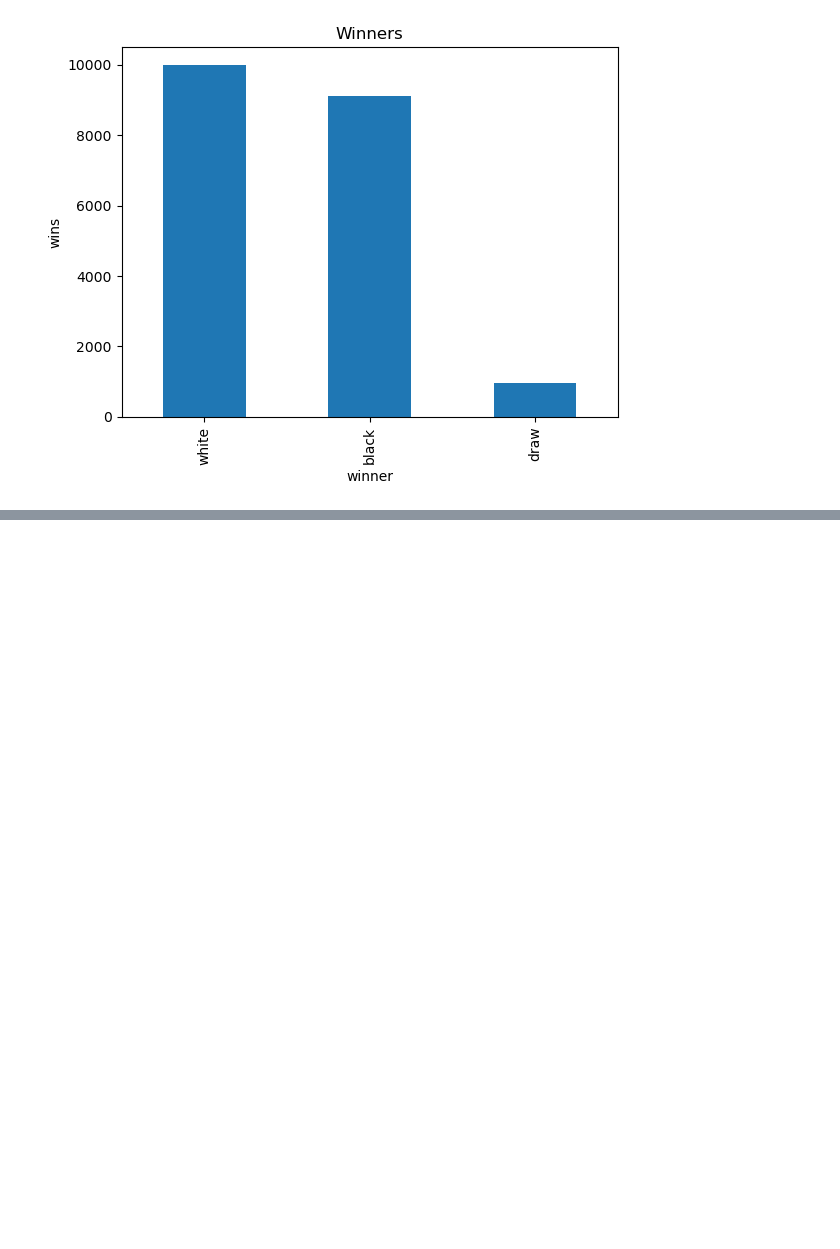
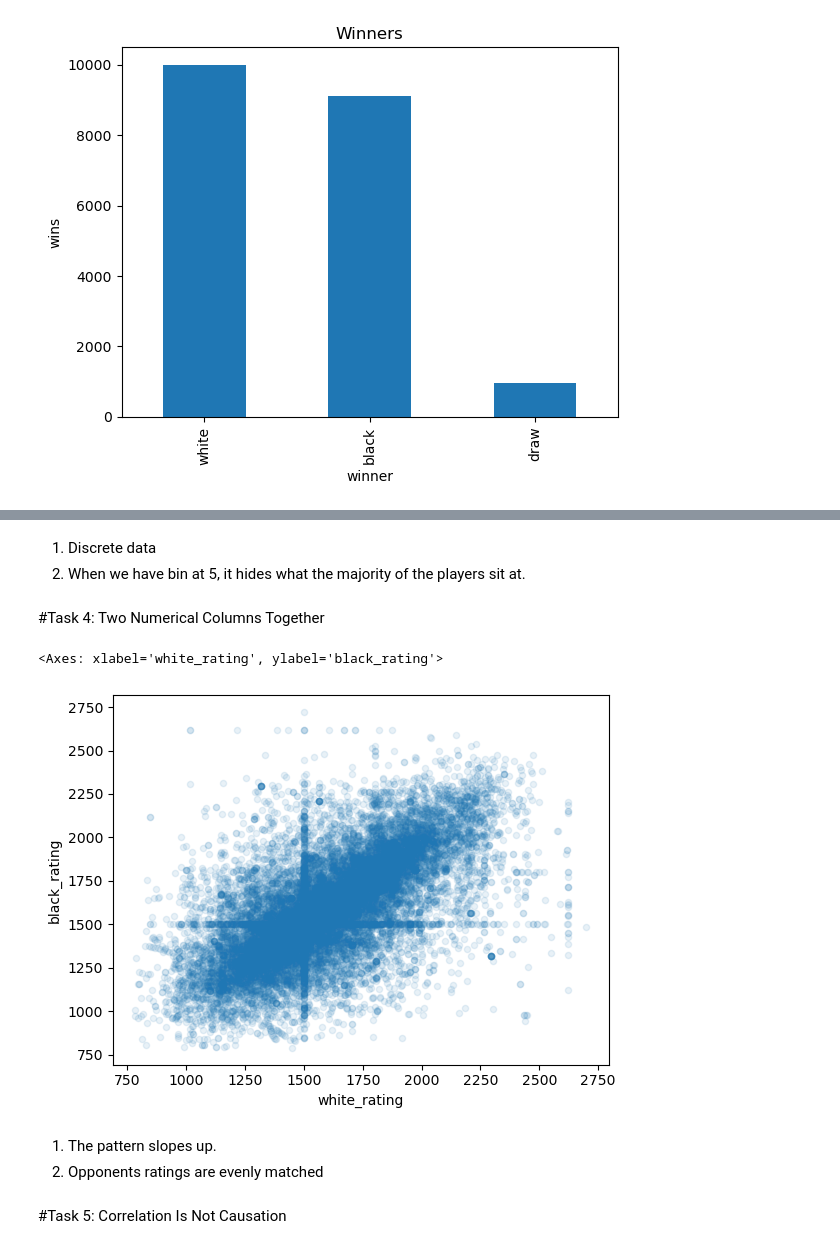
Before and after one commit to AndrewGriffith328/charts, a Jupyter notebook: charts.ipynb, the cells around one changed output, grey strips where cells are left out. Saved outputs shown, nothing was run; the diff lists cells and outputs as text; code cells hidden in the pictures; blank space fills up the shorter version.

```diff
--- a/charts.ipynb
+++ b/charts.ipynb
@@ -62,0 +70,15 @@ winner_counts = chess["winner"].value_counts().plot(kind ="bar", title="Winners"
+# %% [markdown]
+1. Discrete data
+2. When we have bin at 5, it hides what the majority of the players sit at.
+# %% [markdown]
+#Task 4: Two Numerical Columns Together
+# %%
+chess[['white_rating', 'black_rating']].plot(kind='scatter', x='white_rating', y='black_rating', alpha=0.1)
+# %% [output]
+<Axes: xlabel='white_rating', ylabel='black_rating'>
+[figure, added]
+# %% [markdown]
+1. The pattern slopes up.
+2. Opponents ratings are evenly matched
+# %% [markdown]
+#Task 5: Correlation Is Not Causation
```
Also changed, not shown: parts of 3 cells of this notebook.
